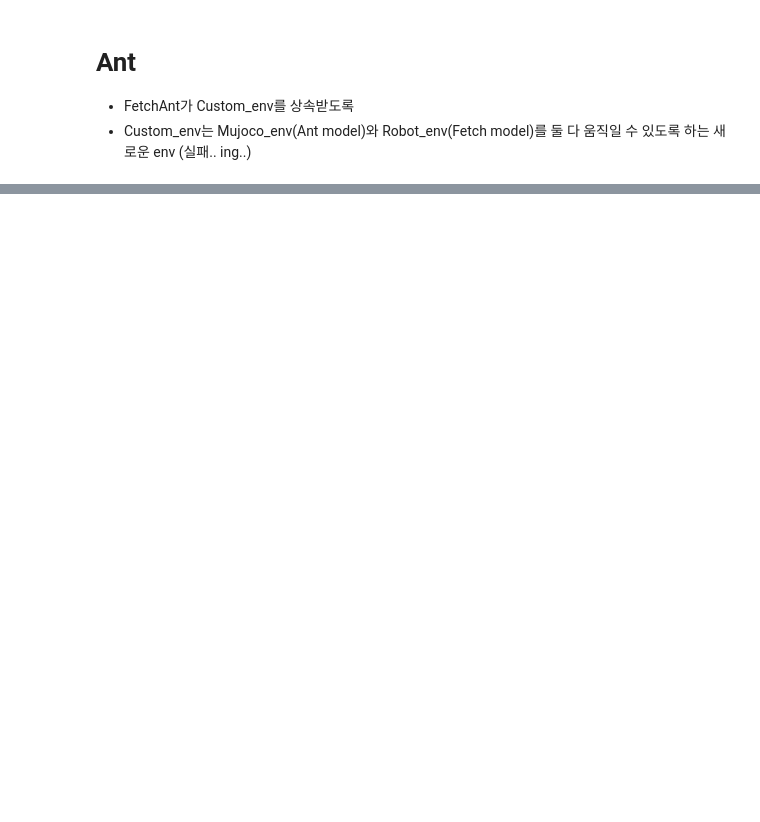
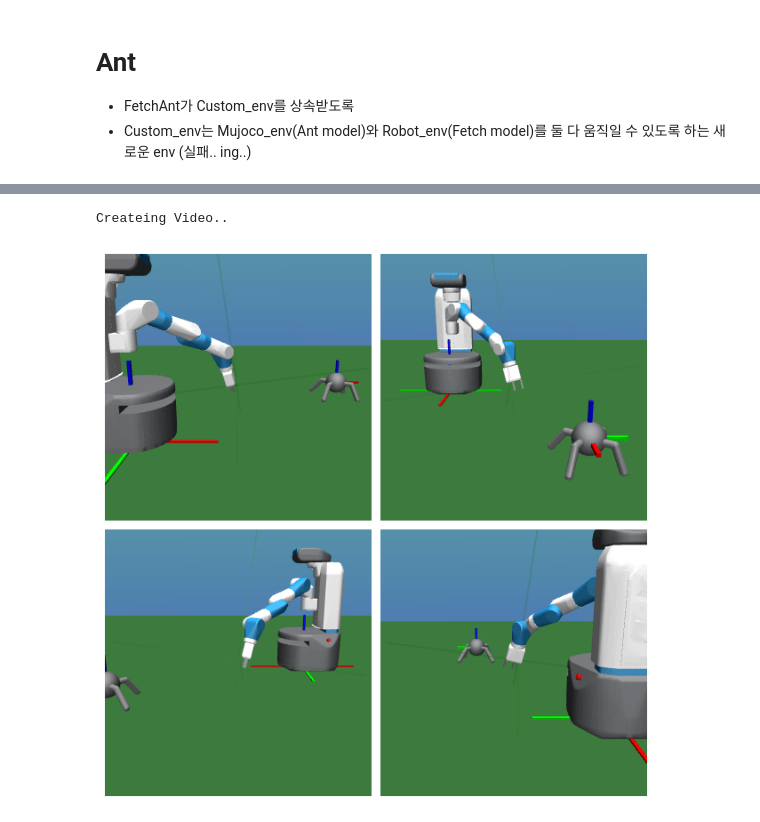
Before and after one commit to jesn1219/Examples_Mujoco, a Jupyter notebook: ipynb/CustomRoboticsSamples.ipynb, the cells around one changed output, grey strips where cells are left out. Saved outputs shown, nothing was run; the diff lists cells and outputs as text; code cells hidden in the pictures; blank space fills up the shorter version.

```diff
--- a/ipynb/CustomRoboticsSamples.ipynb
+++ b/ipynb/CustomRoboticsSamples.ipynb
@@ -122,0 +176,26 @@ Createing Video..
+# %%
+import custom_gym as cg
+
+env_name = 'FetchAnt-v1'
+env = cg.make(env_name) # Initalize with 'FetchAnt-v1' - embedded in Gym
+env.reset()
+env.render(mode='rgb_array')
+
+cam_config_1 = {'distance' : 2.5, 'azimuth' : 90.0, 'elevation' : -14.0}
+cam_config_2 = {'distance' : 2.5, 'azimuth' : 180.0, 'elevation' : -14.0} # 정면
+cam_config_3 = {'distance' : 2.5, 'azimuth' : 270.0, 'elevation' : -14.0}
+cam_config_4 = {'distance' : 2.5, 'azimuth' : 0.0, 'elevation' : -14.0}
+cam_configs = [cam_config_1, cam_config_2, cam_config_3, cam_config_4]
+
+video = []
+
+print("Createing Video..")
+for _ in range(10):
+    obs, reward, done, info = env.step(env.action_space.sample()) # take a random action
+    pixels = render_multi_angle(env, cam_configs,(2,2))
+    video.append(pixels)
+
+display_video(video, gif=True)
+# %% [output]
+Createing Video..
+[figure, added]
```
Also changed, not shown: parts of 4 cells of this notebook, 17 other files.
